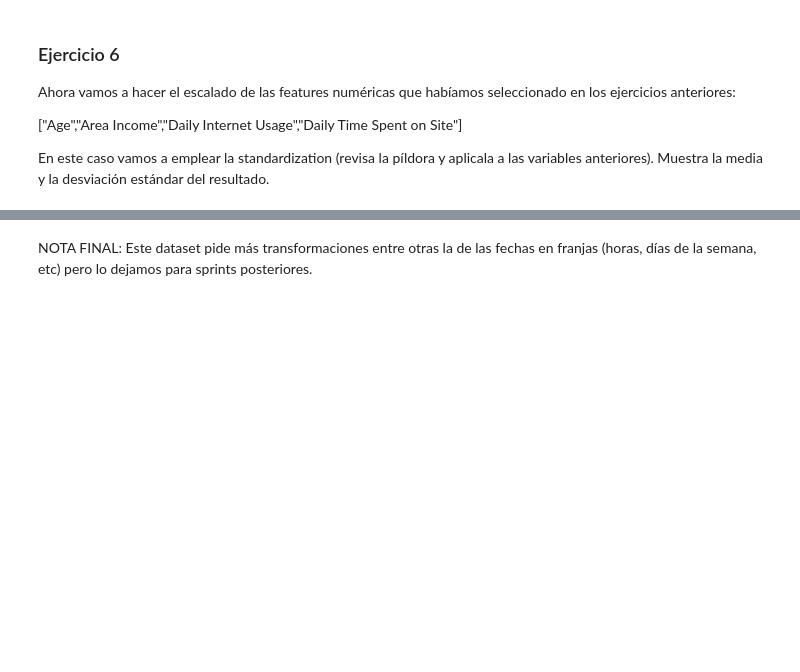
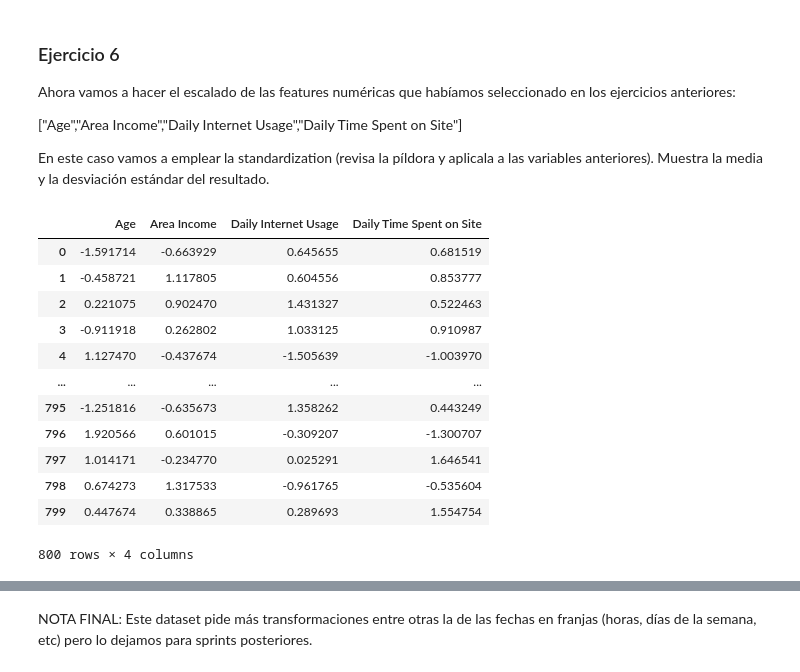
Before and after one commit to elecomexp/ONLINE_DS_THEBRIDGE_2024, a Jupyter notebook: 05_Machine_Learning/S11_Intro_ML/U02_Intro_ML/Ejercicios_Workout/14_Ejercicios_Features.ipynb, the cells around one changed output, grey strips where cells are left out. Drawn from its saved outputs; the diff is of its cells as text; code cells hidden in the pictures; blank space fills up the shorter version.

```diff
--- a/05_Machine_Learning/S11_Intro_ML/U02_Intro_ML/Ejercicios_Workout/14_Ejercicios_Features.ipynb
+++ b/05_Machine_Learning/S11_Intro_ML/U02_Intro_ML/Ejercicios_Workout/14_Ejercicios_Features.ipynb
@@ -39,0 +207,10 @@ Vamos a incluir "Country" y como es categórica debeos hacer una conversión a n
+# %%
+# Parece que no tiene ningún sentido ordenar numéricamente los países, porque no hay
+# unos mejores que otros, así que descarto el "ordinal encoding", y uso "one-hot encoding"
+
+# Redefino el train_set guardandome un backup
+train_set_bck = train_set.copy()
+
+# One-Hot Encoding
+train_set = pd.get_dummies(train_set, columns=['Country'], dtype=int)
+train_set.head()
@@ -45,3 +230,23 @@ Ahora vamos a hacer el escalado de las features numéricas que habíamos selecci
 ["Age","Area Income","Daily Internet Usage","Daily Time Spent on Site"]
 
 En este caso vamos a emplear la standardization (revisa la píldora y aplicala a las variables anteriores). Muestra la media y la desviación estándar del resultado.
+# %%
+features_num = ["Age", "Area Income", "Daily Internet Usage", "Daily Time Spent on Site"]
+
+std_scaler = StandardScaler()
+result_standardization = pd.DataFrame(std_scaler.fit_transform(train_set[features_num]), columns=features_num)
+result_standardization
+# %% [output]
+|  | Age | Area Income | Daily Internet Usage | Daily Time Spent on Site |
+| 0 | -1.591714 | -0.663929 | 0.645655 | 0.681519 |
+| 1 | -0.458721 | 1.117805 | 0.604556 | 0.853777 |
+| 2 | 0.221075 | 0.902470 | 1.431327 | 0.522463 |
+| 3 | -0.911918 | 0.262802 | 1.033125 | 0.910987 |
+| 4 | 1.127470 | -0.437674 | -1.505639 | -1.003970 |
+| ... | ... | ... | ... | ... |
+| 795 | -1.251816 | -0.635673 | 1.358262 | 0.443249 |
+| 796 | 1.920566 | 0.601015 | -0.309207 | -1.300707 |
+| 797 | 1.014171 | -0.234770 | 0.025291 | 1.646541 |
+| 798 | 0.674273 | 1.317533 | -0.961765 | -0.535604 |
+| 799 | 0.447674 | 0.338865 | 0.289693 | 1.554754 |
+800 rows × 4 columns
```
Also changed, not shown: parts of 21 cells of this notebook, 3 other files.
